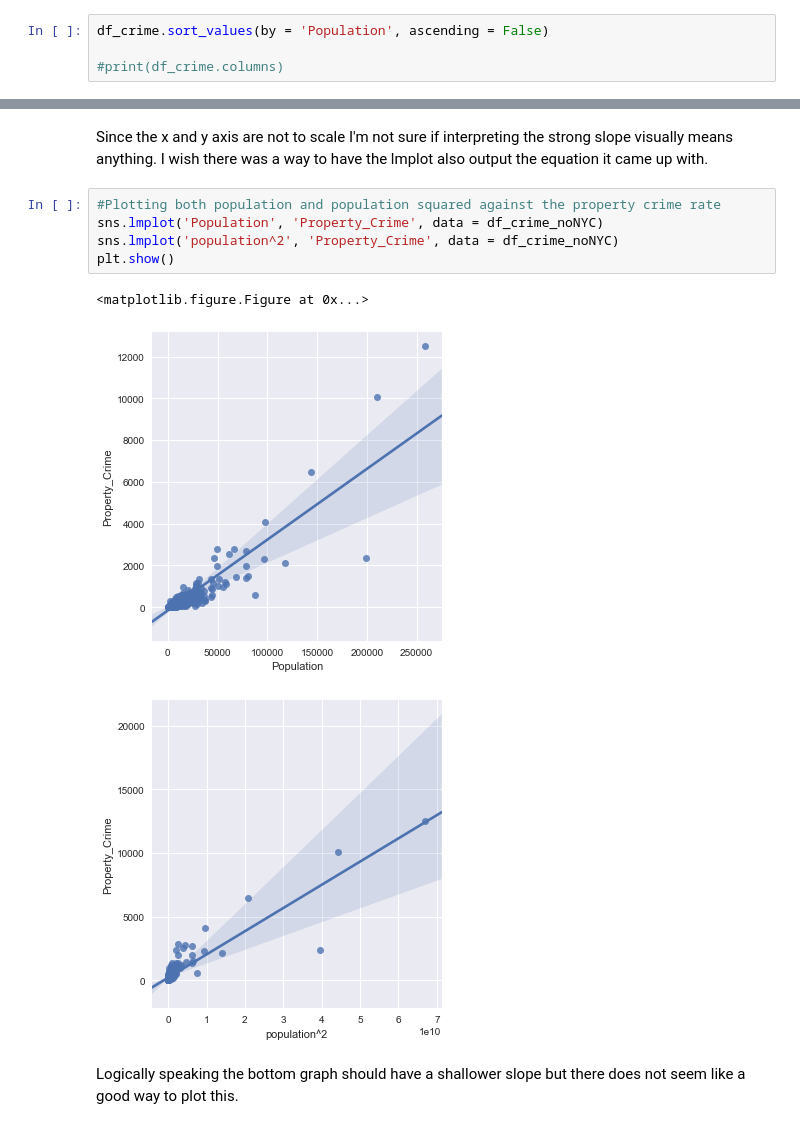
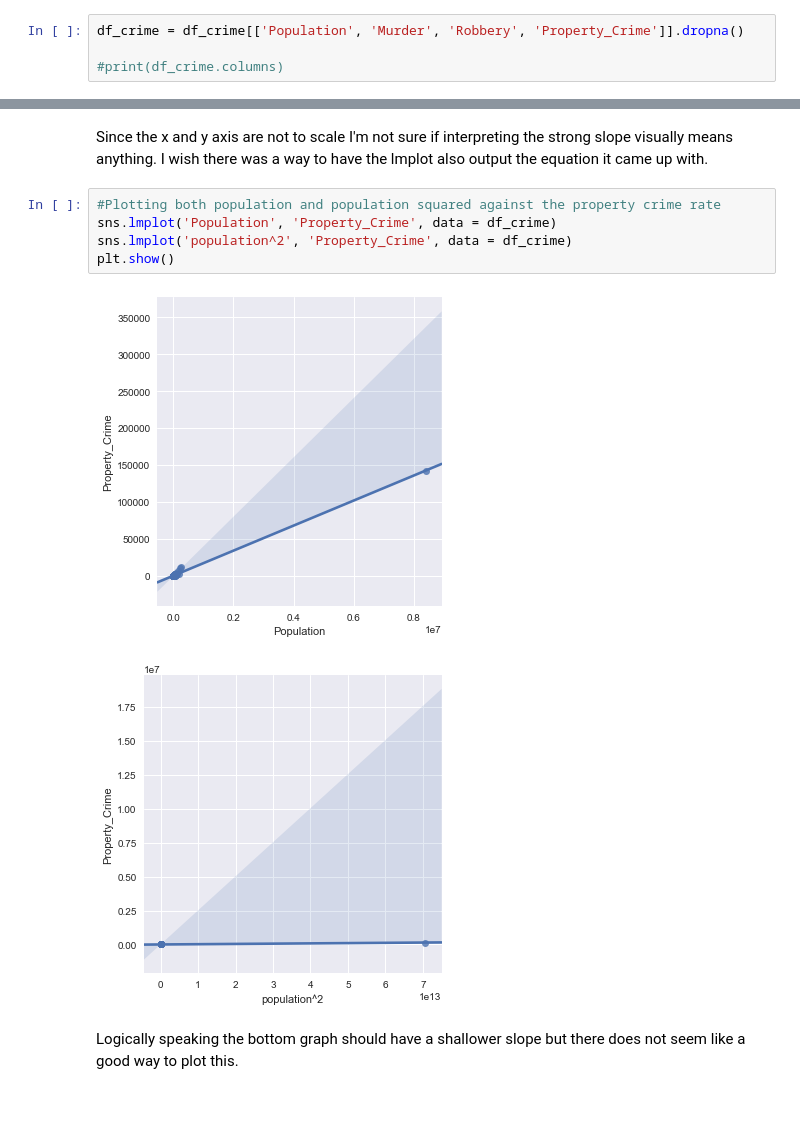
Before and after one commit to Kstengy/DataScience-Projects, a Jupyter notebook: Linear Regression work.ipynb, the cells around one changed output, grey strips where cells are left out. Drawn from its saved outputs; the diff is of its cells as text.

```diff
--- a/Linear Regression work.ipynb
+++ b/Linear Regression work.ipynb
@@ -13,6 +14,6 @@ df_crime = df_crime.drop('Rape\n(revised\ndefinition)1', 1)
 df_crime.columns = ['City', 'Population', 'Violent_Crime', 'Murder', 'Rape', 'Robbery', 'Aggravated_Assault',
                    'Property_Crime', 'Burglary', 'Larceny_Theft', 'Motor_Vehicle_Theft', 'Arson']
 # %%
-df_crime.sort_values(by = 'Population', ascending = False)
+df_crime = df_crime[['Population', 'Murder', 'Robbery', 'Property_Crime']].dropna()
 
 #print(df_crime.columns)
@@ -100,13 +81,12 @@ sns.lmplot('Murder', 'Property_Crime', data = df_crime_noNYC)
 Since the x and y axis are not to scale I'm not sure if interpreting the strong slope visually means anything. I wish there was a way to have the lmplot also output the equation it came up with.
 # %%
 #Plotting both population and population squared against the property crime rate
-sns.lmplot('Population', 'Property_Crime', data = df_crime_noNYC)
-sns.lmplot('population^2', 'Property_Crime', data = df_crime_noNYC)
+sns.lmplot('Population', 'Property_Crime', data = df_crime)
+sns.lmplot('population^2', 'Property_Crime', data = df_crime)
 plt.show()
 # %% [output]
-<matplotlib.figure.Figure at 0x...>
-[figure, old version]
+[figure, new version]
-[figure, old version]
+[figure, new version]
 # %% [markdown]
 Logically speaking the bottom graph should have a shallower slope but there does not seem like a good way to plot this.
 # %%
```
Also changed, not shown: parts of 17 cells of this notebook.
